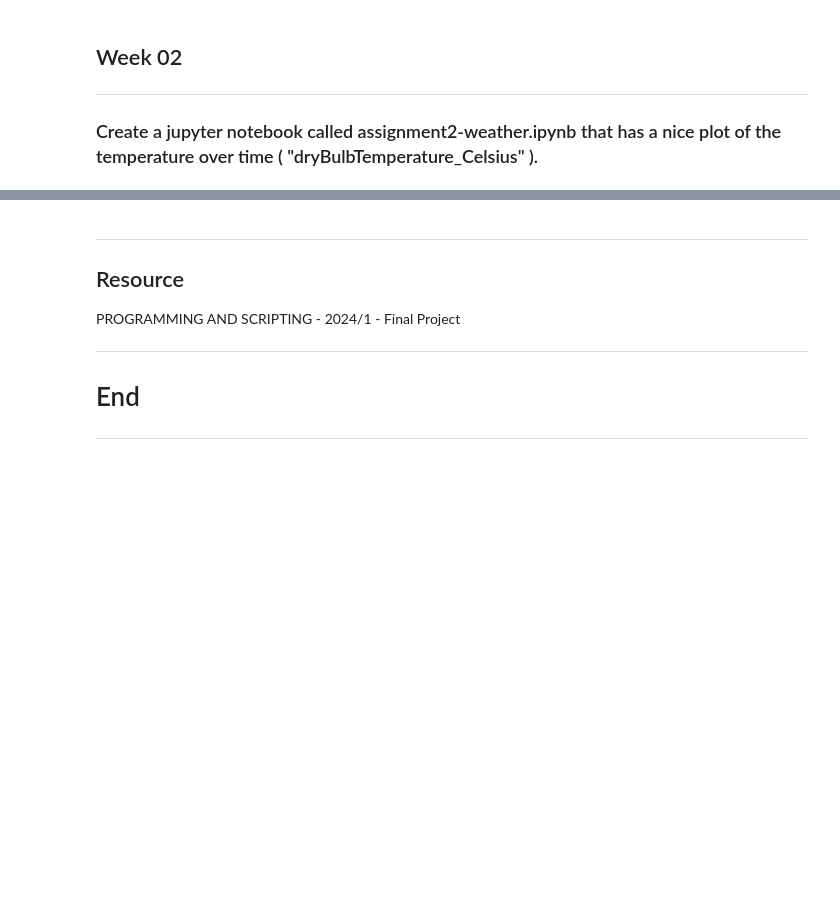
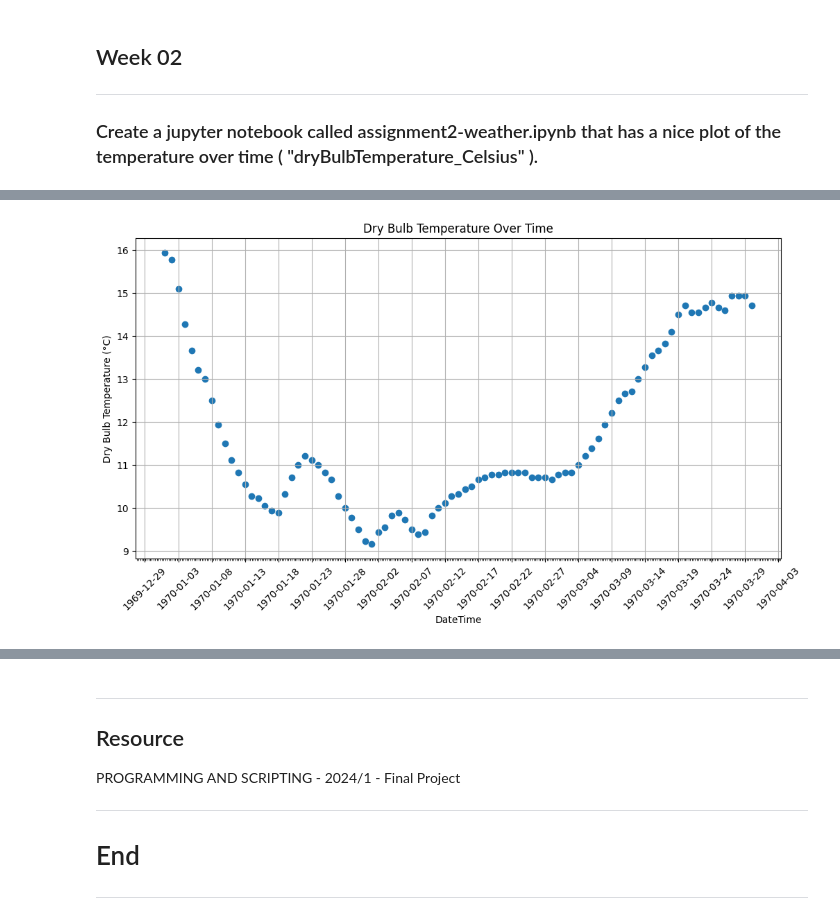
Before and after one commit to gusgoes/PFDA, a Jupyter notebook: assignments/Week2/assignment2-weather.ipynb, the cells around one changed output, grey strips where cells are left out. Saved outputs shown, nothing was run; the diff lists cells and outputs as text; code cells hidden in the pictures; blank space fills up the shorter version.

```diff
--- a/assignments/Week2/assignment2-weather.ipynb
+++ b/assignments/Week2/assignment2-weather.ipynb
@@ -16,0 +144,18 @@ FileNotFoundError: [Errno 2] No such file or directory: 'assignments\\Week2\\wea
+# %%
+plt.figure(figsize=(12, 6))
+plt.scatter(temp_drycelsius['reportStartDateTime'], temp_drycelsius['dryBulbTemperature_Celsius'], marker='o')
+plt.title('Dry Bulb Temperature Over Time')
+plt.xlabel('DateTime')
+plt.ylabel('Dry Bulb Temperature (°C)')
+plt.grid(True)
+
+# Set major and minor ticks format and interval
+ax = plt.gca()
+ax.xaxis.set_major_locator(mdates.DayLocator(interval=5))  # Set major ticks to every day
+ax.xaxis.set_major_formatter(mdates.DateFormatter('%Y-%m-%d'))  # Format major ticks as 'YYYY-MM-DD'
+ax.xaxis.set_minor_locator(mdates.HourLocator(interval=6))  # Set minor ticks to every 6 hours
+
+plt.xticks(rotation=45)  # Rotate x-axis labels for better readability
+plt.show()
+# %% [output]
+[figure, added]
```
Also changed, not shown: parts of 13 cells of this notebook, 1 other file.
